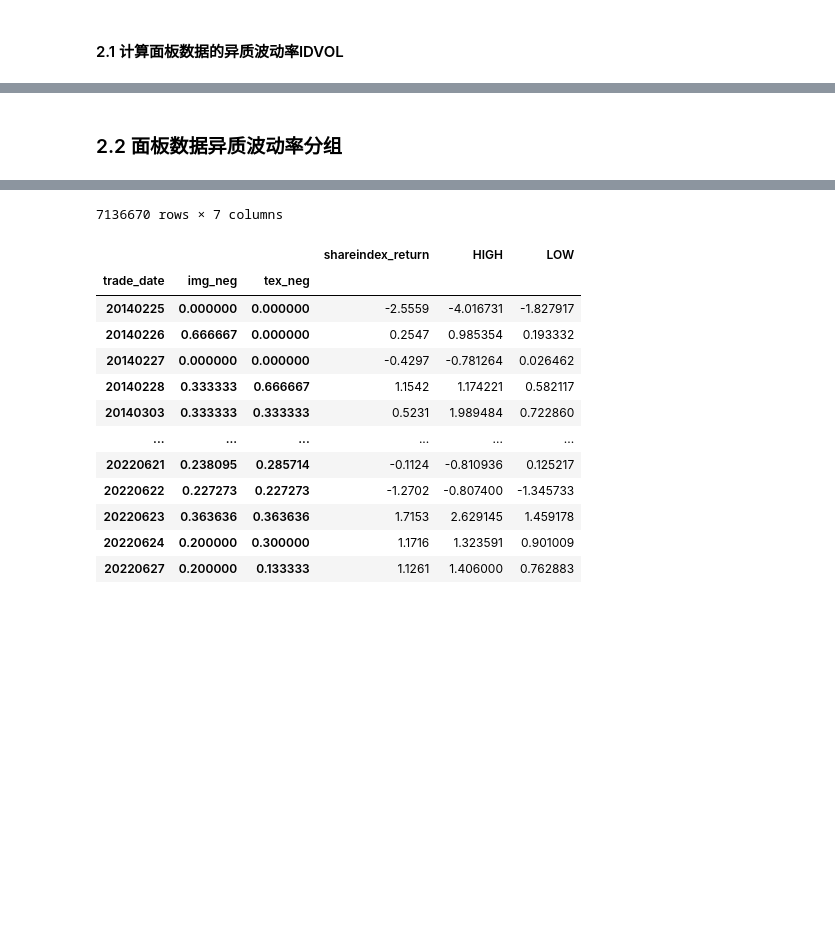
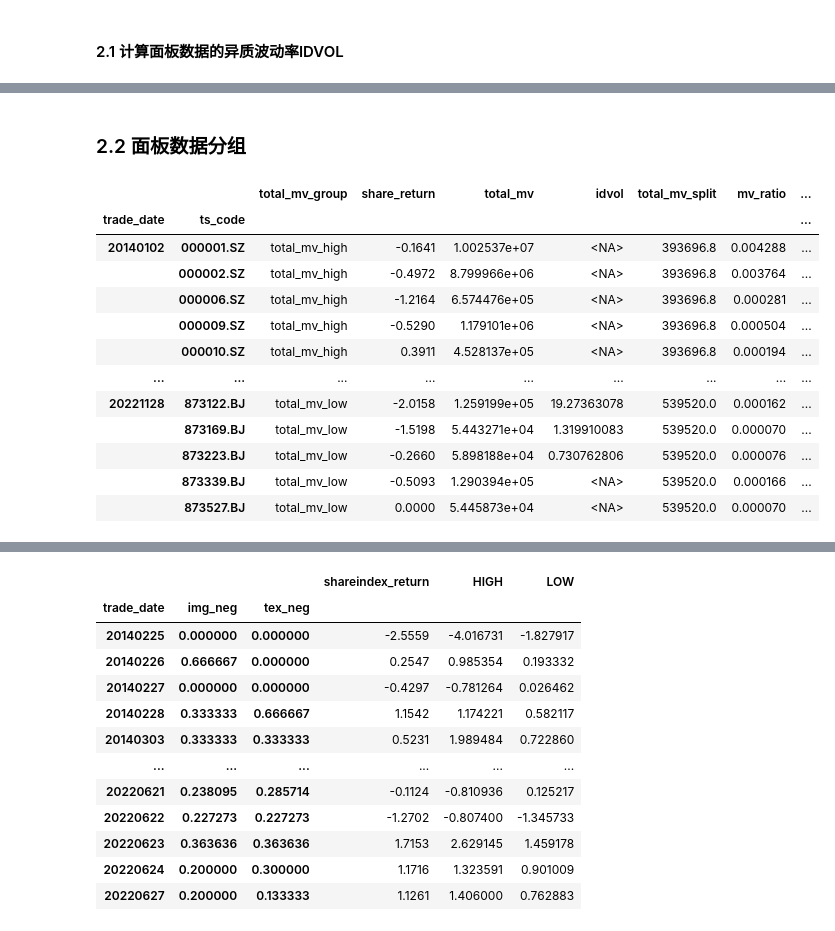
Before and after one commit to Colin-Bao/Investor-Sentiment, a Jupyter notebook: analyzer/analyzer.ipynb, the cells around one changed output, grey strips where cells are left out. Saved outputs shown, nothing was run; the diff lists cells and outputs as text; code cells hidden in the pictures; blank space fills up the shorter version.

```diff
--- a/analyzer/analyzer.ipynb
+++ b/analyzer/analyzer.ipynb
@@ -150,8 +141,6 @@ Wall time: 4.61 s
 # %% [markdown]
 #### 2.1 计算面板数据的异质波动率IDVOL
 # %%
-%%time
-
 # 滚动OLS回归求异质波动率
 def roll_idvol(df_code: pd.DataFrame, ols_window: int, var_ma: int) -> pd.DataFrame:
     try:
@@ -161,7 +150,7 @@ def roll_idvol(df_code: pd.DataFrame, ols_window: int, var_ma: int) -> pd.DataFr
 
         # 预测残差 已经对齐了
         df_con = pd.concat([df_code, df_para], axis=1, join='inner')
-        df_con['Residual'] = df_con['Alpha'] + df_con['Beta']*df_con['X'] - df_con['Y']
+        df_con['Residual'] = df_con['Alpha'] + df_con['Beta'] * df_con['X'] - df_con['Y']
 
         # 计算月波动率
         df_con['Idvol'] = df_con['Residual'].rolling(var_ma).var(ddof=1)
@@ -192,6 +181,7 @@ if not os.path.exists(f'{DATASETS_PATH}ASHARE_OLS_PANEL.parquet'): cal_panel_ols
 # 加载滚动回归的面板数据集
 df_ols_panel = (
         cudf.read_parquet(f'{DATASETS_PATH}ASHARE_OLS_PANEL.parquet').reset_index().set_index(['trade_date', 'ts_code']).sort_index()
+        .rename(columns={'Idvol': 'idvol'})
 )
 df_ols_panel
 # %% [output]
@@ -214,29 +202,48 @@ Wall time: 216 ms
 # %% [markdown]
-### 2.2 面板数据异质波动率分组
+### 2.2 面板数据分组
 # %%
-%%time
-
 # 参数阈值
 QUANTILE = 0.5
 
 
 # 面板数据分组
-def group_ols_panel(df):
+def group_ols_panel(df, group_col: str):
+    """
+    :param df:
+    :param group_col:分组变量
+    """
     # 分组
-    df['idvol_top'] = df['Idvol'].groupby(level=['trade_date']).transform(lambda x: x.quantile(QUANTILE))
-    df['idvol_group'] = np.where(df['Idvol'].to_pandas() >= df['idvol_top'].to_pandas(), "HIGH", "LOW")
-    df = df.reset_index().set_index(['trade_date', 'idvol_group', 'ts_code']).sort_index()
+    df[f'{group_col}_split'] = df[group_col].groupby(level=['trade_date']).transform(lambda x: x.quantile(QUANTILE))
+    df[f'{group_col}_group'] = np.where(df[group_col].to_pandas() >= df[f'{group_col}_split'].to_pandas(),
+                                        f'{group_col}_high', f'{group_col}_low')
+    # 重新设定分组索引
+    df = df.reset_index().set_index(['trade_date', f'{group_col}_group', 'ts_code']).sort_index()
 
-    # 求组中市值加权系数,并求回报
-    df['mv_ratio'] = df['total_mv']/df.groupby(level=['trade_date', 'idvol_group'])['total_mv'].transform('sum')
+    # 求组中市值加权系数
+    df['mv_ratio'] = df['total_mv'] / df.groupby(level=['trade_date', f'{group_col}_group'])['total_mv'].transform('sum')
 
     # 求组中回报
-    df['idvol_vw_ratio'] = df['mv_ratio']*df['share_return']
-    df['idvol_group_return'] = (df.groupby(level=['trade_date', 'idvol_group'])['idvol_vw_ratio'].transform('sum'))
+    df[f'{group_col}_vw_return'] = df['mv_ratio'] * df['share_return']
+    df[f'{group_col}_group_return'] = (df.groupby(level=['trade_date', f'{group_col}_group'])[f'{group_col}_vw_return']
+                                       .transform('sum'))
 
-    return df
+    # 重置索引
+    return df.reset_index(f'{group_col}_group')
 
 
-df_group_panel = group_ols_panel(df_ols_panel)
+df_group_panel = group_ols_panel(df_ols_panel, 'total_mv')
 df_group_panel
 # %% [output]
+|  |  | total_mv_group | share_return | total_mv | idvol | total_mv_split | mv_ratio | ... |
+| trade_date | ts_code |  |  |  |  |  |  | ... |
+| 20140102 | 000001.SZ | total_mv_high | -0.1641 | 1.002537e+07 | <NA> | 393696.8 | 0.004288 | ... |
+|  | 000002.SZ | total_mv_high | -0.4972 | 8.799966e+06 | <NA> | 393696.8 | 0.003764 | ... |
+|  | 000006.SZ | total_mv_high | -1.2164 | 6.574476e+05 | <NA> | 393696.8 | 0.000281 | ... |
+|  | 000009.SZ | total_mv_high | -0.5290 | 1.179101e+06 | <NA> | 393696.8 | 0.000504 | ... |
+|  | 000010.SZ | total_mv_high | 0.3911 | 4.528137e+05 | <NA> | 393696.8 | 0.000194 | ... |
+| ... | ... | ... | ... | ... | ... | ... | ... | ... |
+| 20221128 | 873122.BJ | total_mv_low | -2.0158 | 1.259199e+05 | 19.27363078 | 539520.0 | 0.000162 | ... |
+|  | 873169.BJ | total_mv_low | -1.5198 | 5.443271e+04 | 1.319910083 | 539520.0 | 0.000070 | ... |
+|  | 873223.BJ | total_mv_low | -0.2660 | 5.898188e+04 | 0.730762806 | 539520.0 | 0.000076 | ... |
+|  | 873339.BJ | total_mv_low | -0.5093 | 1.290394e+05 | <NA> | 539520.0 | 0.000166 | ... |
+|  | 873527.BJ | total_mv_low | 0.0000 | 5.445873e+04 | <NA> | 539520.0 | 0.000070 | ... |
@@ -258,3 +251,2 @@ Wall time: 4.09 s
-7136670 rows × 7 columns
 # %%
 # 转为时间序列数据
```
Also changed, not shown: parts of 7 cells of this notebook.
